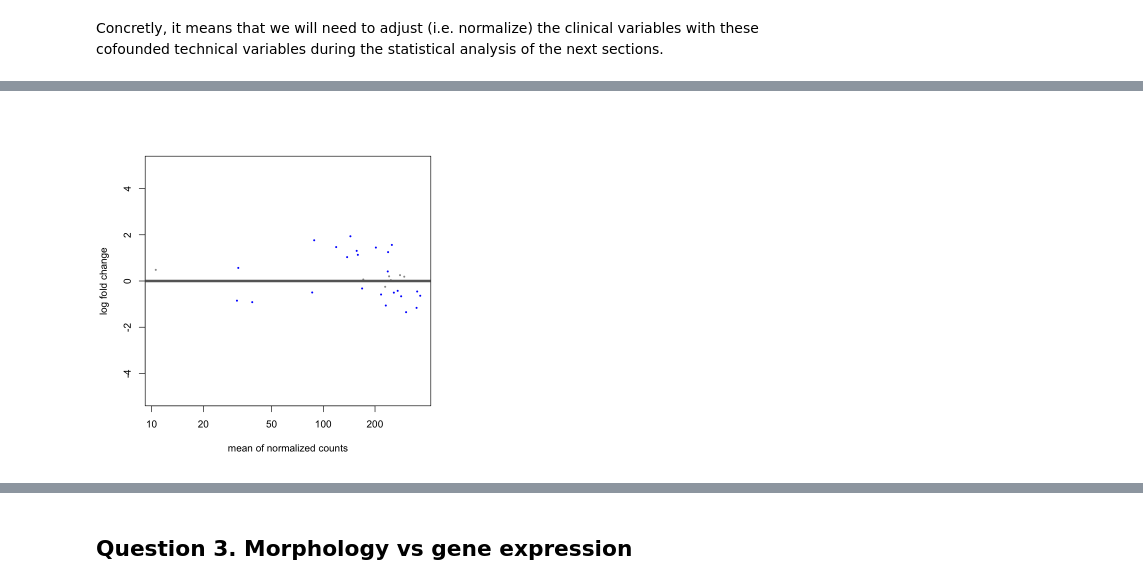
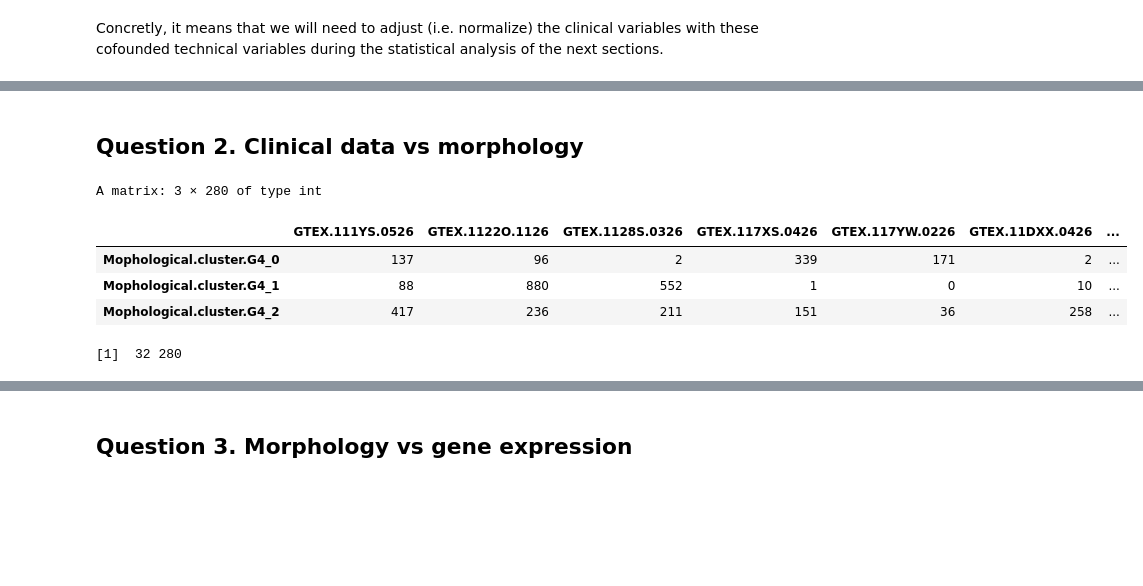
Before and after one commit to Abellanger123/GenomicProject, a Jupyter notebook: Arthur Functional Genomics Project.ipynb, the cells around one changed output, grey strips where cells are left out. Cells and saved outputs as stored; diff of their text form; code cells hidden in the pictures; blank space fills up the shorter version.

```diff
--- a/Arthur Functional Genomics Project.ipynb
+++ b/Arthur Functional Genomics Project.ipynb
@@ -672,4 +579,20 @@ Mophological.cluster.G4_5     0.990183    0.990183
-# %%
-DESeq2::plotMA(object = dds_COHORT, ylim = c(-5, 5))
-# %% [output]
-[figure, removed]
+# %% [markdown]
+## Question 2. Clinical data vs morphology
+# %%
+# Read the TSV file into a data frame
+morphological_counts <- read.table("Aorta/morphological_counts_lunit_dino.tsv",
+                           sep = "\t", header=TRUE)
+
+row.names(morphological_counts) <- morphological_counts$SMPLID
+morphological_counts <- morphological_counts[-1]
+#transpose the morpholigical counts (samples as columns, clusters as rows) to have the compatible count format for DGE
+morphological_counts <- t(morphological_counts)
+head(morphological_counts, 3)
+dim(morphological_counts)
+# %% [output]
+A matrix: 3 × 280 of type int
+|  | GTEX.111YS.0526 | GTEX.1122O.1126 | GTEX.1128S.0326 | GTEX.117XS.0426 | GTEX.117YW.0226 | GTEX.11DXX.0426 | ... |
+| Mophological.cluster.G4_0 | 137 | 96 | 2 | 339 | 171 | 2 | ... |
+| Mophological.cluster.G4_1 | 88 | 880 | 552 | 1 | 0 | 10 | ... |
+| Mophological.cluster.G4_2 | 417 | 236 | 211 | 151 | 36 | 258 | ... |
+[1]  32 280
```
Also changed, not shown: parts of 22 cells of this notebook.
